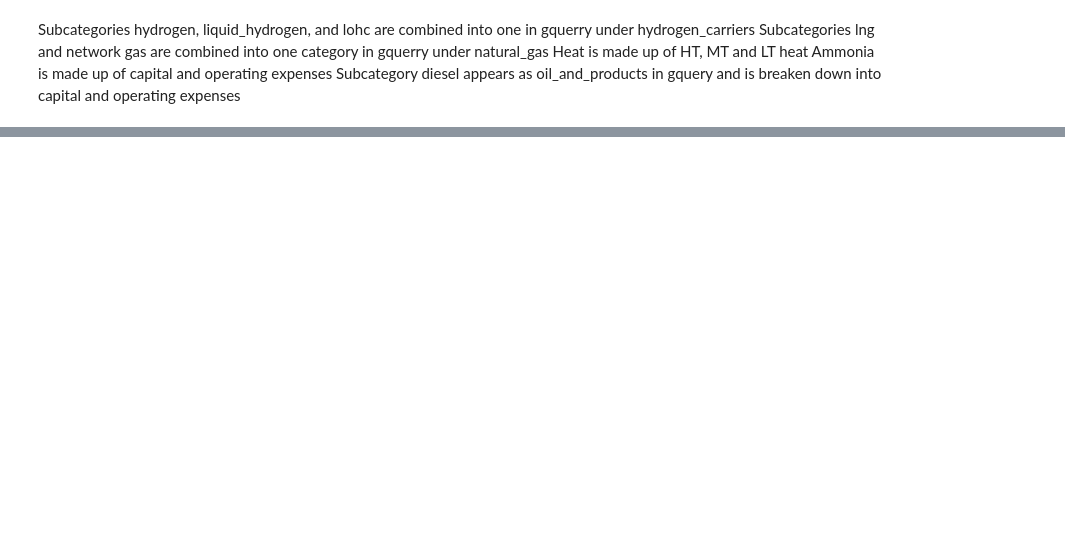
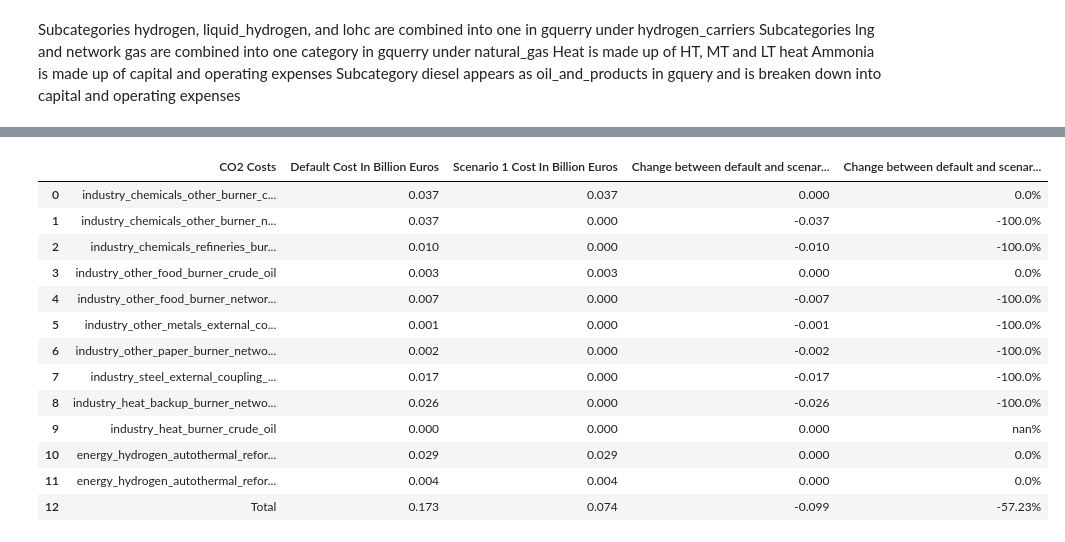
Before and after one commit to zazaferjancsik/ETMCosts, a Jupyter notebook: etmcosts.ipynb, the cells around one changed output, grey strips where cells are left out. Cells and saved outputs as stored; diff of their text form; code cells hidden in the pictures; blank space fills up the shorter version.

```diff
--- a/etmcosts.ipynb
+++ b/etmcosts.ipynb
@@ -207,0 +257,52 @@ electricity_infcosts
+# %%
+#Breakdown of the CO2 costs
+number = 1
+for scenario in scenarios:
+    if scenario.equals(d_costdata):
+        CO2_scenario = scenario[scenario["CO2 emission costs (eur)"] > 0]
+        CO2_factors = CO2_scenario['Key'].tolist()
+        costs_dict = {
+            f'CO2 Costs' : CO2_factors,
+            'Default Cost In Billion Euros': CO2_scenario['CO2 emission costs (eur)'].tolist()
+        }
+        CO2_costs = pd.DataFrame(costs_dict)
+    else:
+        costs_dict =  {
+            f'CO2 Costs' : CO2_factors,
+            f'Scenario {number} Cost In Billion Euros': scenario[scenario['Key'].isin(CO2_factors)]['CO2 emission costs (eur)'].tolist()
+        }
+        CO2_current_costs = pd.DataFrame(costs_dict)
+        CO2_costs = CO2_costs.merge(CO2_current_costs, how='inner', on=f'CO2 Costs')
+        number+=1
+
+total_values = ['Total']
+
+for column in range(len(CO2_costs.columns)-1):
+    total_values.append((CO2_costs.iloc[:, column+1].sum()/1000000000).round(3))
+    CO2_costs.iloc[:, column+1] = (CO2_costs.iloc[:, column+1]/1000000000).round(3)
+
+total_df = pd.DataFrame([total_values], columns=CO2_costs.columns)
+
+CO2_costs = pd.concat([CO2_costs, total_df], ignore_index=True)
+
+for column in range(len(CO2_costs.columns)-2):
+    CO2_costs.insert(3*column+3, f'Change between default and scenario {column+1} (billion euros)', (CO2_costs.iloc[:, 3*column+2] - CO2_costs.iloc[:, 1]).round(3))
+    CO2_costs.insert(3*column+4, f'Change between default and scenario {column+1} (in %)', ((CO2_costs.iloc[:,  3*column+3]/CO2_costs.iloc[:, 1])*100).round(2))
+    CO2_costs[f'Change between default and scenario {column+1} (in %)'] = (CO2_costs[f'Change between default and scenario {column+1} (in %)']).astype(str) + '%'
+
+CO2_costs
+# %% [output]
+|  | CO2 Costs | Default Cost In Billion Euros | Scenario 1 Cost In Billion Euros | Change between default and scenar... | Change between default and scenar... |
+| 0 | industry_chemicals_other_burner_c... | 0.037 | 0.037 | 0.000 | 0.0% |
+| 1 | industry_chemicals_other_burner_n... | 0.037 | 0.000 | -0.037 | -100.0% |
+| 2 | industry_chemicals_refineries_bur... | 0.010 | 0.000 | -0.010 | -100.0% |
+| 3 | industry_other_food_burner_crude_oil | 0.003 | 0.003 | 0.000 | 0.0% |
+| 4 | industry_other_food_burner_networ... | 0.007 | 0.000 | -0.007 | -100.0% |
+| 5 | industry_other_metals_external_co... | 0.001 | 0.000 | -0.001 | -100.0% |
+| 6 | industry_other_paper_burner_netwo... | 0.002 | 0.000 | -0.002 | -100.0% |
+| 7 | industry_steel_external_coupling_... | 0.017 | 0.000 | -0.017 | -100.0% |
+| 8 | industry_heat_backup_burner_netwo... | 0.026 | 0.000 | -0.026 | -100.0% |
+| 9 | industry_heat_burner_crude_oil | 0.000 | 0.000 | 0.000 | nan% |
+| 10 | energy_hydrogen_autothermal_refor... | 0.029 | 0.029 | 0.000 | 0.0% |
+| 11 | energy_hydrogen_autothermal_refor... | 0.004 | 0.004 | 0.000 | 0.0% |
+| 12 | Total | 0.173 | 0.074 | -0.099 | -57.23% |
```
Also changed, not shown: parts of 8 cells of this notebook, 1 other file.
